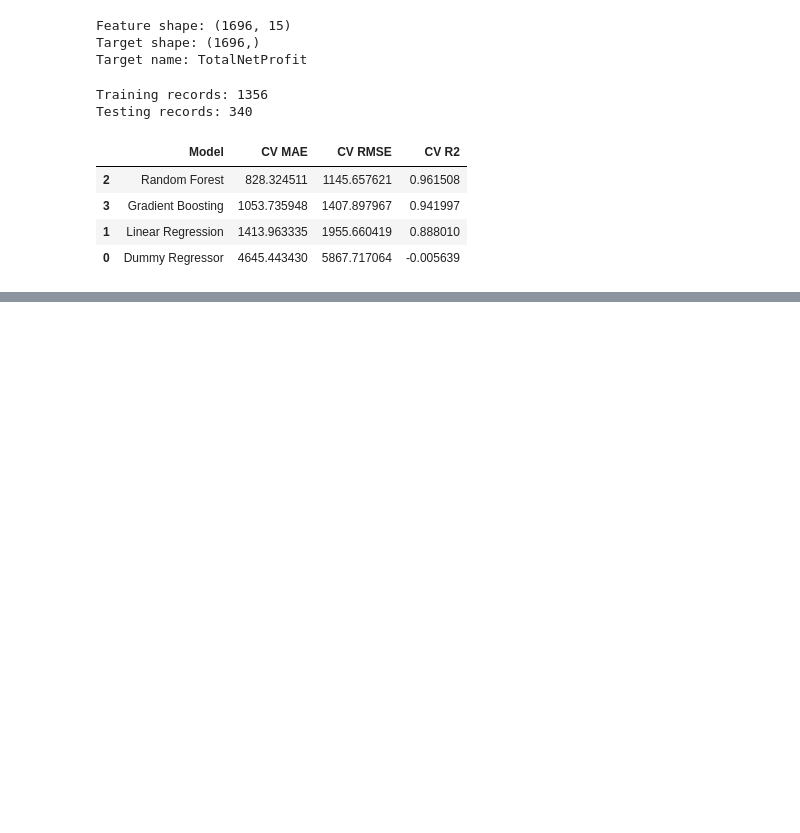
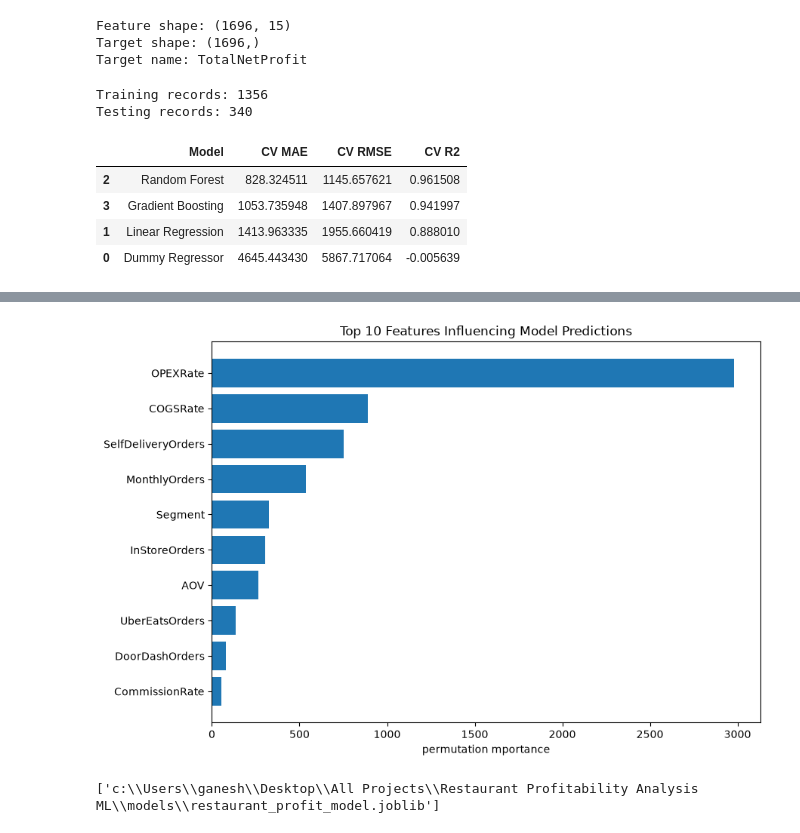
Before and after one commit to shivani1707s/restaurant-profitability-ml, a Jupyter notebook: notebooks/model_evaluation.ipynb, the cells around one changed output, grey strips where cells are left out. Cells and saved outputs as stored; diff of their text form; code cells hidden in the pictures; blank space fills up the shorter version.

```diff
--- a/notebooks/model_evaluation.ipynb
+++ b/notebooks/model_evaluation.ipynb
@@ -192,0 +265,18 @@ display(cv_df)
+# %%
+importance  = permutation_importance(
+    best_model,
+    X_test,
+    y_test,
+    n_repeats=10,
+    random_state=42,
+    scoring="neg_mean_absolute_error",
+    n_jobs=-1
+)
+
+importance_df = pd.DataFrame({
+    "Feature": feature_columns,
+    "Importance": importance.importances_mean,
+    "Std": importance.importances_std
+}).sort_values("Importance", ascending=False)
+
+display(importance_df)
@@ -192,0 +300,52 @@ display(cv_df)
+# %%
+top_features = importance_df.head(10).sort_values("Importance")
+
+plt.figure(figsize=(9,6))
+plt.barh(
+    top_features["Feature"],
+    top_features["Importance"]
+)
+
+plt.xlabel("permutation mportance")
+plt.title("Top 10 Features Influencing Model Predictions")
+plt.tight_layout()
+plt.show()
+# %% [output]
+[figure, added]
+# %%
+OUTPUT_DIR = PROJECT_ROOT / "outputs" / "reports"
+MODEL_DIR = PROJECT_ROOT / "models"
+
+cv_df.to_csv(
+    OUTPUT_DIR / "cross_validation_results.csv",
+    index = False
+)
+
+importance_df.to_csv(
+    OUTPUT_DIR / "feature_importance.csv",
+    index=False
+)
+
+evaluation_summary = pd.DataFrame([{
+    "Best Model": best_model_name,
+    "Test MAE": mae,
+    "Test RMSE": rmse,
+    "test R2": r2
+}])
+
+evaluation_summary.to_csv(
+    OUTPUT_DIR / "final_model_evaluation.csv",
+    index=False
+)
+
+joblib.dump(
+    {
+        "model": best_model,
+        "model_name": best_model_name,
+        "features": feature_columns,
+        "target": "TotalNetProfit"
+    },
+    MODEL_DIR / "restaurant_profit_model.joblib"
+)
+# %% [output]
+['c:\\Users\\ganesh\\Desktop\\All Projects\\Restaurant Profitability Analysis ML\\models\\restaurant_profit_model.joblib']
```
Also changed, not shown: parts of 6 cells of this notebook.
